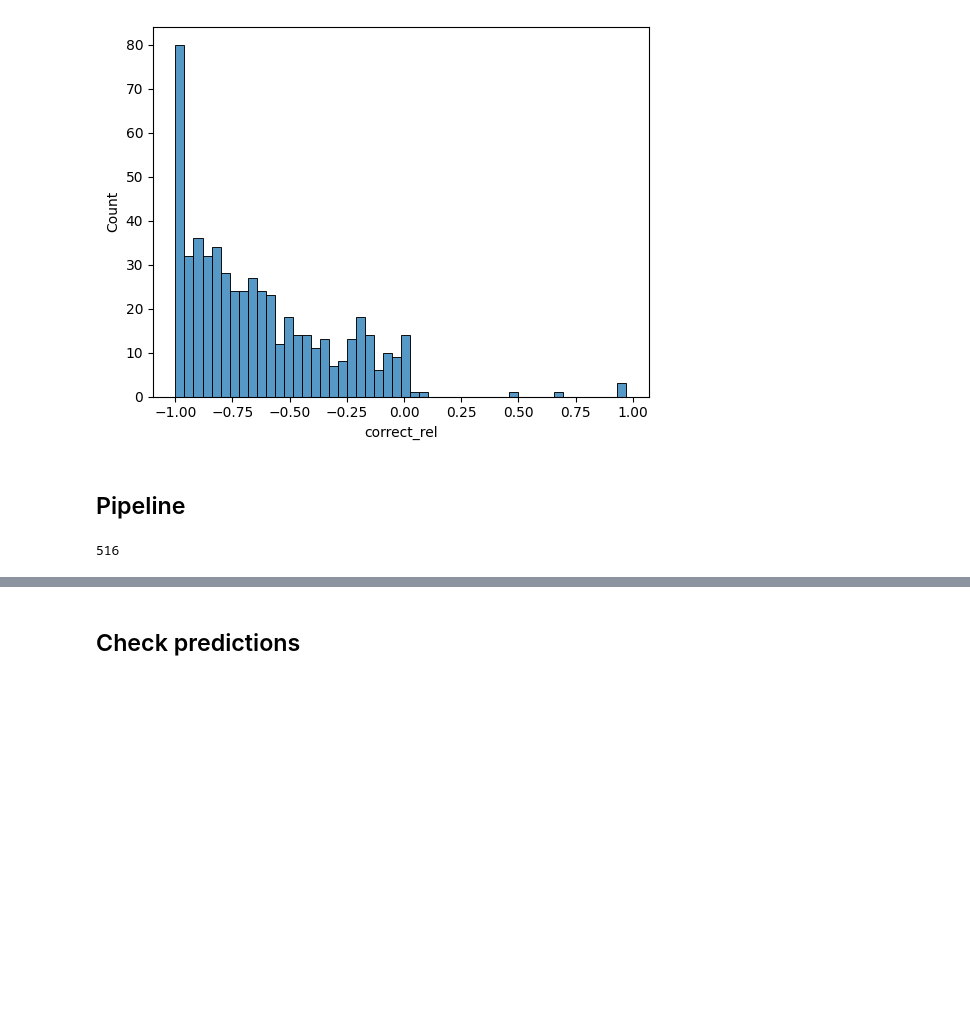
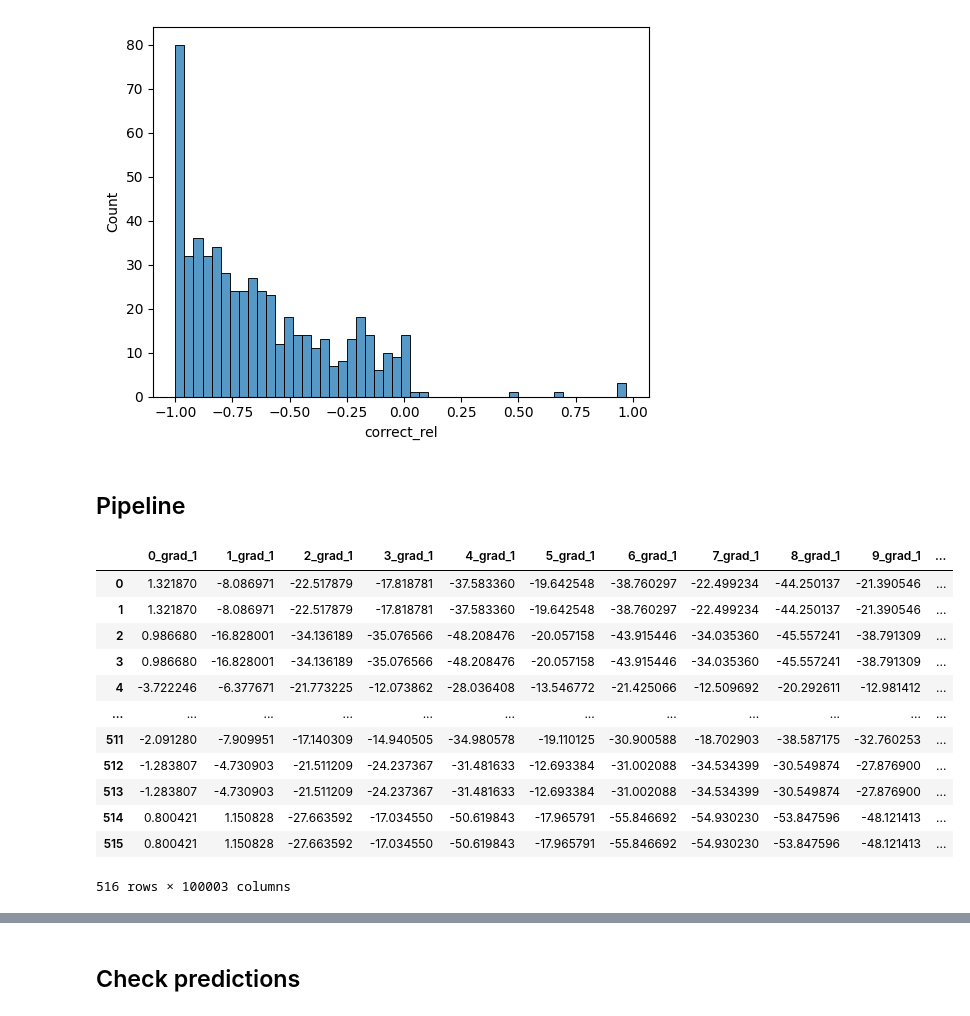
Before and after one commit to victoris93/cost-grads, a Jupyter notebook: lin_model_grads.ipynb, the cells around one changed output, grey strips where cells are left out. Drawn from its saved outputs; the diff is of its cells as text; code cells hidden in the pictures; blank space fills up the shorter version.

```diff
--- a/lin_model_grads.ipynb
+++ b/lin_model_grads.ipynb
@@ -75,14 +79,26 @@ sns.histplot(data["correct_rel"], bins = 50)
 [figure]
 # %% [markdown]
 ## Pipeline
+# %%
+gradient_data
+# %% [output]
+|  | 0_grad_1 | 1_grad_1 | 2_grad_1 | 3_grad_1 | 4_grad_1 | 5_grad_1 | 6_grad_1 | 7_grad_1 | 8_grad_1 | 9_grad_1 | ... |
+| 0 | 1.321870 | -8.086971 | -22.517879 | -17.818781 | -37.583360 | -19.642548 | -38.760297 | -22.499234 | -44.250137 | -21.390546 | ... |
+| 1 | 1.321870 | -8.086971 | -22.517879 | -17.818781 | -37.583360 | -19.642548 | -38.760297 | -22.499234 | -44.250137 | -21.390546 | ... |
+| 2 | 0.986680 | -16.828001 | -34.136189 | -35.076566 | -48.208476 | -20.057158 | -43.915446 | -34.035360 | -45.557241 | -38.791309 | ... |
+| 3 | 0.986680 | -16.828001 | -34.136189 | -35.076566 | -48.208476 | -20.057158 | -43.915446 | -34.035360 | -45.557241 | -38.791309 | ... |
+| 4 | -3.722246 | -6.377671 | -21.773225 | -12.073862 | -28.036408 | -13.546772 | -21.425066 | -12.509692 | -20.292611 | -12.981412 | ... |
+| ... | ... | ... | ... | ... | ... | ... | ... | ... | ... | ... | ... |
+| 511 | -2.091280 | -7.909951 | -17.140309 | -14.940505 | -34.980578 | -19.110125 | -30.900588 | -18.702903 | -38.587175 | -32.760253 | ... |
+| 512 | -1.283807 | -4.730903 | -21.511209 | -24.237367 | -31.481633 | -12.693384 | -31.002088 | -34.534399 | -30.549874 | -27.876900 | ... |
+| 513 | -1.283807 | -4.730903 | -21.511209 | -24.237367 | -31.481633 | -12.693384 | -31.002088 | -34.534399 | -30.549874 | -27.876900 | ... |
+| 514 | 0.800421 | 1.150828 | -27.663592 | -17.034550 | -50.619843 | -17.965791 | -55.846692 | -54.930230 | -53.847596 | -48.121413 | ... |
+| 515 | 0.800421 | 1.150828 | -27.663592 | -17.034550 | -50.619843 | -17.965791 | -55.846692 | -54.930230 | -53.847596 | -48.121413 | ... |
+516 rows × 100003 columns
 # %%
 cat_features = ['FlashType', 'sex']
 grad_features = gradient_data.columns.tolist()[:-3]
 age = ['age']
-# %%
-len(correct_rel)
-# %% [output]
-516
 # %%
 whiten = Pipeline(
     steps = [("whiten", StandardScaler())]
```
Also changed, not shown: parts of 19 cells of this notebook.
